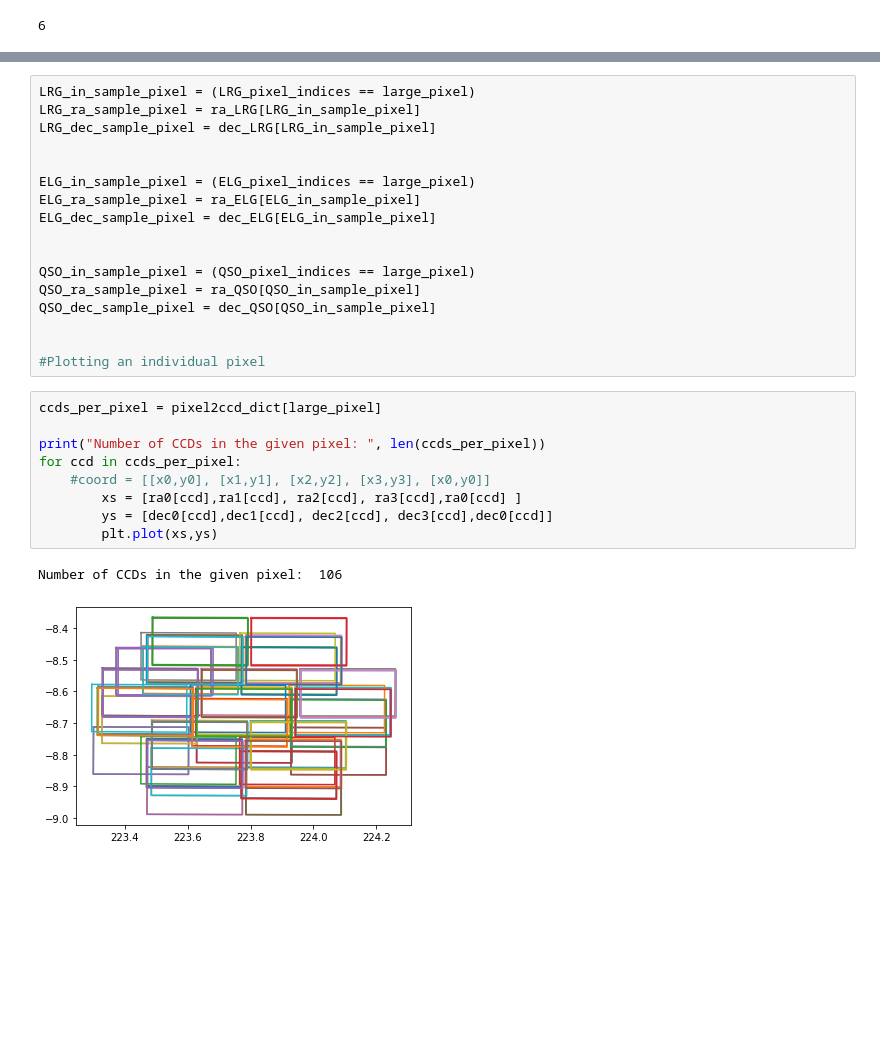
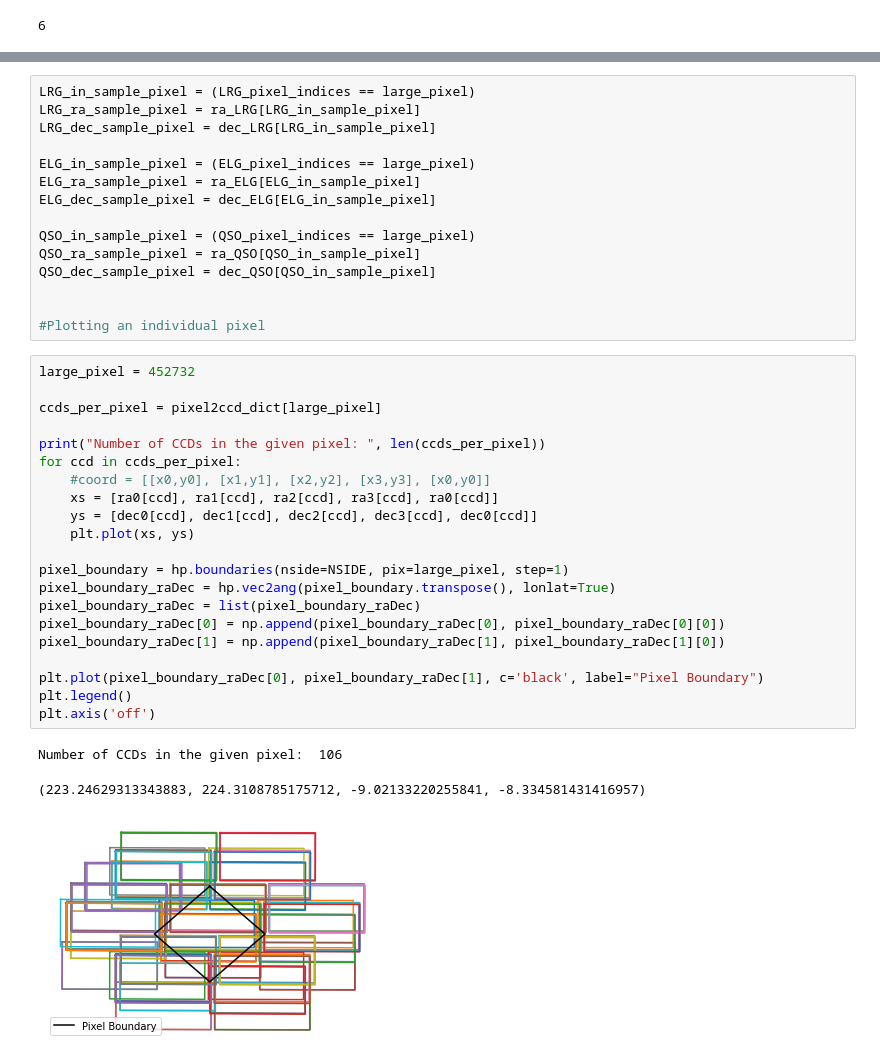
Before and after one commit to elleggert/astrostatistics, a Jupyter notebook: data_preprocessing/dataset_preparation/report_figs.ipynb, the cells around one changed output, grey strips where cells are left out. Cells and saved outputs as stored; diff of their text form; blank space fills up the shorter version.

```diff
--- a/data_preprocessing/dataset_preparation/report_figs.ipynb
+++ b/data_preprocessing/dataset_preparation/report_figs.ipynb
@@ -88,11 +85,9 @@ LRG_in_sample_pixel = (LRG_pixel_indices == large_pixel)
 LRG_ra_sample_pixel = ra_LRG[LRG_in_sample_pixel]
 LRG_dec_sample_pixel = dec_LRG[LRG_in_sample_pixel]
 
-
 ELG_in_sample_pixel = (ELG_pixel_indices == large_pixel)
 ELG_ra_sample_pixel = ra_ELG[ELG_in_sample_pixel]
 ELG_dec_sample_pixel = dec_ELG[ELG_in_sample_pixel]
-
 
 QSO_in_sample_pixel = (QSO_pixel_indices == large_pixel)
 QSO_ra_sample_pixel = ra_QSO[QSO_in_sample_pixel]
@@ -101,17 +96,30 @@ QSO_dec_sample_pixel = dec_QSO[QSO_in_sample_pixel]
 
 #Plotting an individual pixel
 # %%
+large_pixel = 452732
+
 ccds_per_pixel = pixel2ccd_dict[large_pixel]
 
 print("Number of CCDs in the given pixel: ", len(ccds_per_pixel))
 for ccd in ccds_per_pixel:
     #coord = [[x0,y0], [x1,y1], [x2,y2], [x3,y3], [x0,y0]]
-        xs = [ra0[ccd],ra1[ccd], ra2[ccd], ra3[ccd],ra0[ccd] ]
-        ys = [dec0[ccd],dec1[ccd], dec2[ccd], dec3[ccd],dec0[ccd]]
-        plt.plot(xs,ys)
+    xs = [ra0[ccd], ra1[ccd], ra2[ccd], ra3[ccd], ra0[ccd]]
+    ys = [dec0[ccd], dec1[ccd], dec2[ccd], dec3[ccd], dec0[ccd]]
+    plt.plot(xs, ys)
+
+pixel_boundary = hp.boundaries(nside=NSIDE, pix=large_pixel, step=1)
+pixel_boundary_raDec = hp.vec2ang(pixel_boundary.transpose(), lonlat=True)
+pixel_boundary_raDec = list(pixel_boundary_raDec)
+pixel_boundary_raDec[0] = np.append(pixel_boundary_raDec[0], pixel_boundary_raDec[0][0])
+pixel_boundary_raDec[1] = np.append(pixel_boundary_raDec[1], pixel_boundary_raDec[1][0])
+
+plt.plot(pixel_boundary_raDec[0], pixel_boundary_raDec[1], c='black', label="Pixel Boundary")
+plt.legend()
+plt.axis('off')
 # %% [output]
 Number of CCDs in the given pixel:  106
+(223.24629313343883, 224.3108785175712, -9.02133220255841, -8.334581431416957)
-[figure, old version]
+[figure, new version]
 # %%
 for i, ccd in enumerate(ccds_per_pixel):
     #coord = [[x0,y0], [x1,y1], [x2,y2], [x3,y3], [x0,y0]]
```
Also changed, not shown: parts of 43 cells of this notebook, 2 other files.
